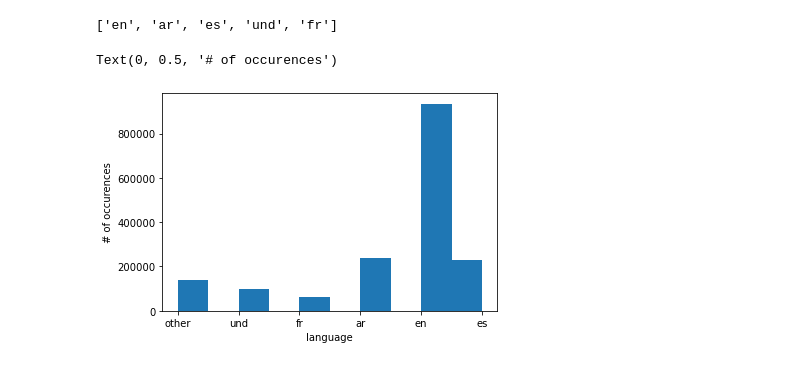
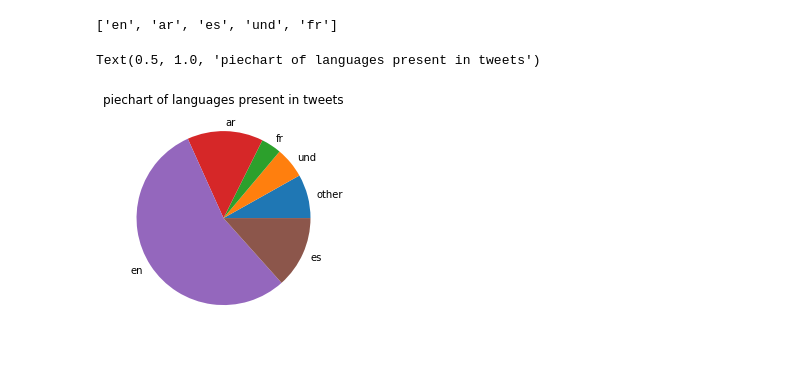
Before and after one commit to sfekih/hum_orgs_attacks_detection, a Jupyter notebook: data_processing.ipynb, the cells around one changed output. Saved outputs shown, nothing was run; the diff lists cells and outputs as text; code cells hidden in the pictures.

Commit message:
tweets EDA notebook

```diff
--- a/data_processing.ipynb
+++ b/data_processing.ipynb
@@ -76,10 +71,10 @@ most_used_languages
 # %% [output]
 ['en', 'ar', 'es', 'und', 'fr']
 # %%
-processed_list = [item if item in most_used_languages else 'other' for item in languages]
-plt.hist(processed_list)
-plt.xlabel('language')
-plt.ylabel('# of occurences')
+processed_list = [item if item in most_used_languages else 'other' for item in data.language]
+language_counts = dict(Counter(processed_list))
+plt.pie(list(language_counts.values()), labels=list(language_counts.keys()))
+plt.title('piechart of languages present in tweets')
 # %% [output]
-Text(0, 0.5, '# of occurences')
+Text(0.5, 1.0, 'piechart of languages present in tweets')
-[figure, old version]
+[figure, new version]
```
Also changed, not shown: parts of 6 cells of this notebook.
